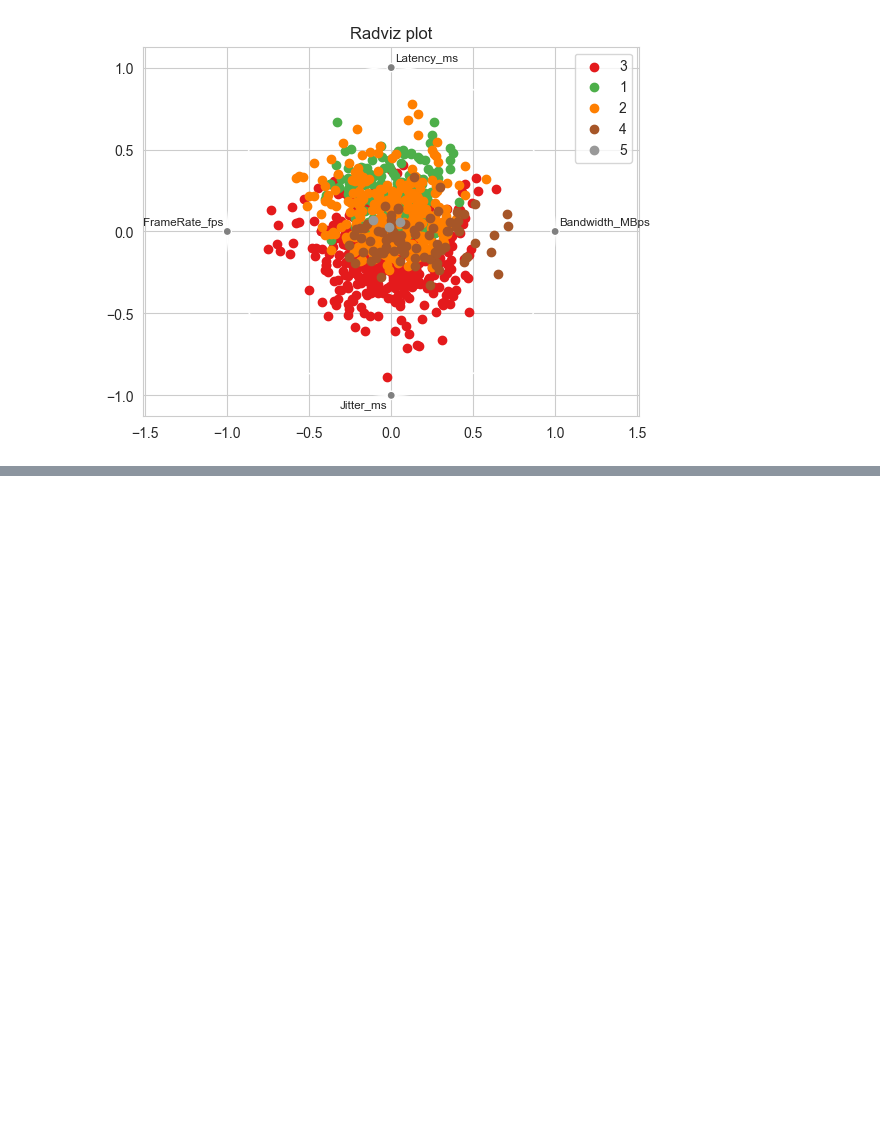
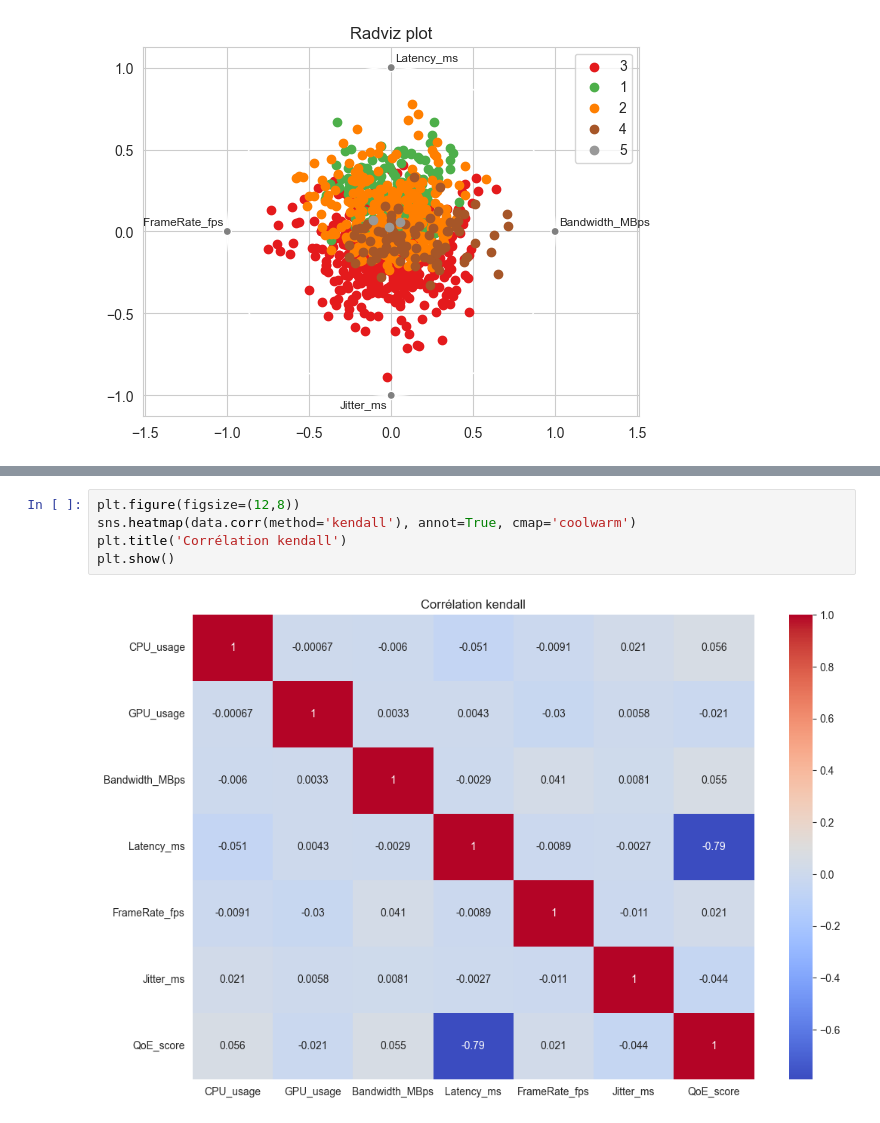
Before and after one commit to zazou-git86/4K_cloud_gaming_QoE, a Jupyter notebook: QoE-CG.ipynb, the cells around one changed output, grey strips where cells are left out. Drawn from its saved outputs; the diff is of its cells as text; blank space fills up the shorter version.

```diff
--- a/QoE-CG.ipynb
+++ b/QoE-CG.ipynb
@@ -117,0 +134,7 @@ plt.show()
+# %%
+plt.figure(figsize=(12,8))
+sns.heatmap(data.corr(method='kendall'), annot=True, cmap='coolwarm')
+plt.title('Corrélation kendall')
+plt.show()
+# %% [output]
+[figure, added]
```
Also changed, not shown: parts of 4 cells of this notebook.
